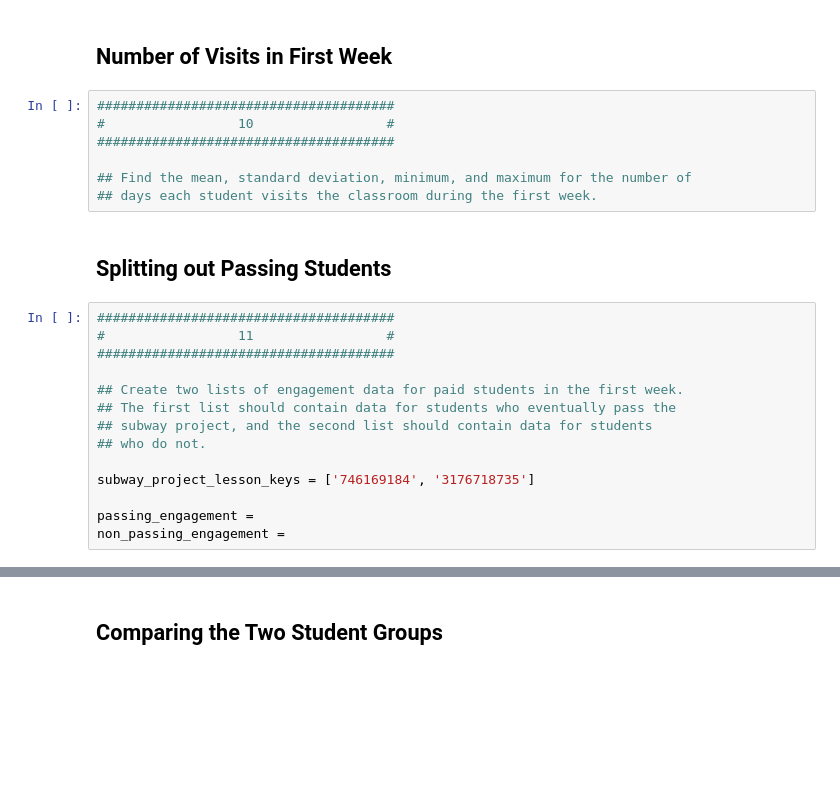
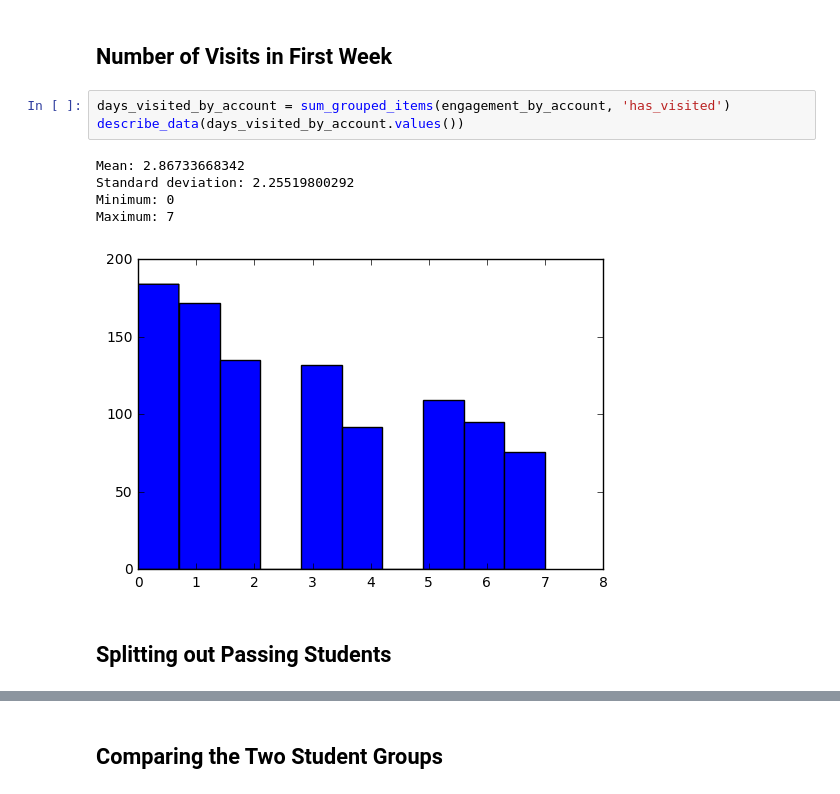
Before and after one commit to Vinayrraj/DataAnalysis-StudentEnrollment, a Jupyter notebook: L1_Starter_Code.ipynb, the cells around one changed output, grey strips where cells are left out. Cells and saved outputs as stored; diff of their text form; blank space fills up the shorter version.

```diff
--- a/L1_Starter_Code.ipynb
+++ b/L1_Starter_Code.ipynb
@@ -442,25 +388,13 @@ for engagement_record in paid_engagement_in_first_week:
 # %% [markdown]
 ## Number of Visits in First Week
-# %%
-######################################
-#                 10                 #
-######################################
-
-## Find the mean, standard deviation, minimum, and maximum for the number of
-## days each student visits the classroom during the first week.
+# %%
+days_visited_by_account = sum_grouped_items(engagement_by_account, 'has_visited')
+describe_data(days_visited_by_account.values())
+# %% [output]
+Mean: 2.86733668342
+Standard deviation: 2.25519800292
+Minimum: 0
+Maximum: 7
+[figure, added]
 # %% [markdown]
 ## Splitting out Passing Students
-# %%
-######################################
-#                 11                 #
-######################################
-
-## Create two lists of engagement data for paid students in the first week.
-## The first list should contain data for students who eventually pass the
-## subway project, and the second list should contain data for students
-## who do not.
-
-subway_project_lesson_keys = ['746169184', '3176718735']
-
-passing_engagement =
-non_passing_engagement =
```
Also changed, not shown: parts of 56 cells of this notebook.
